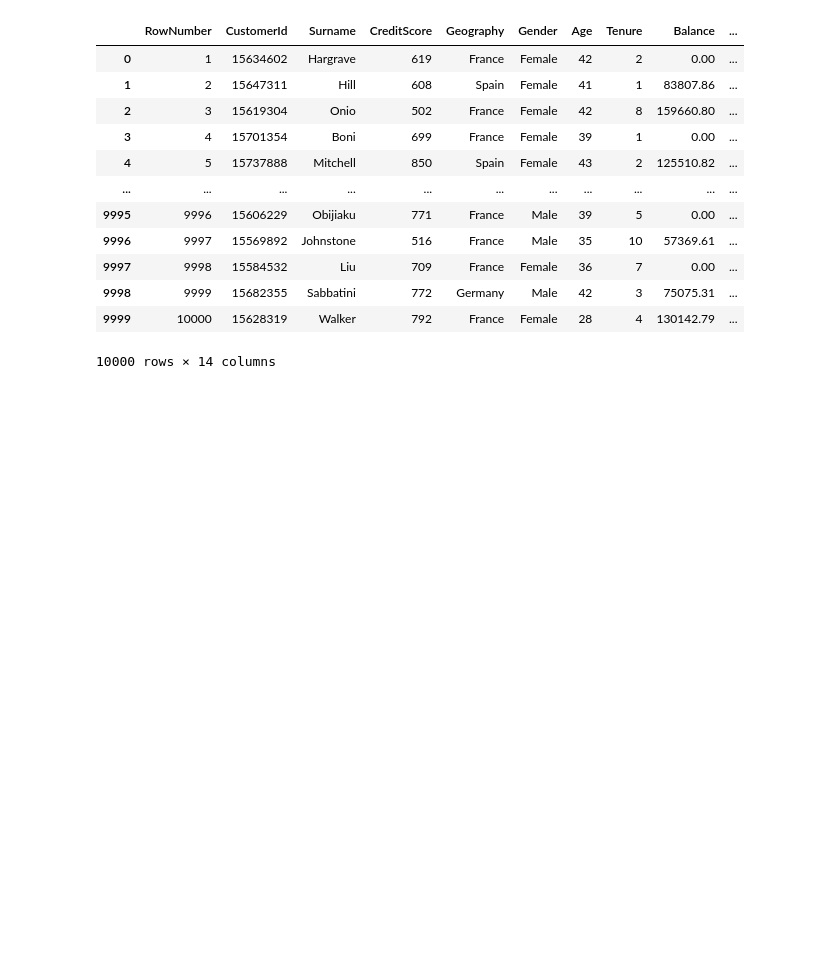
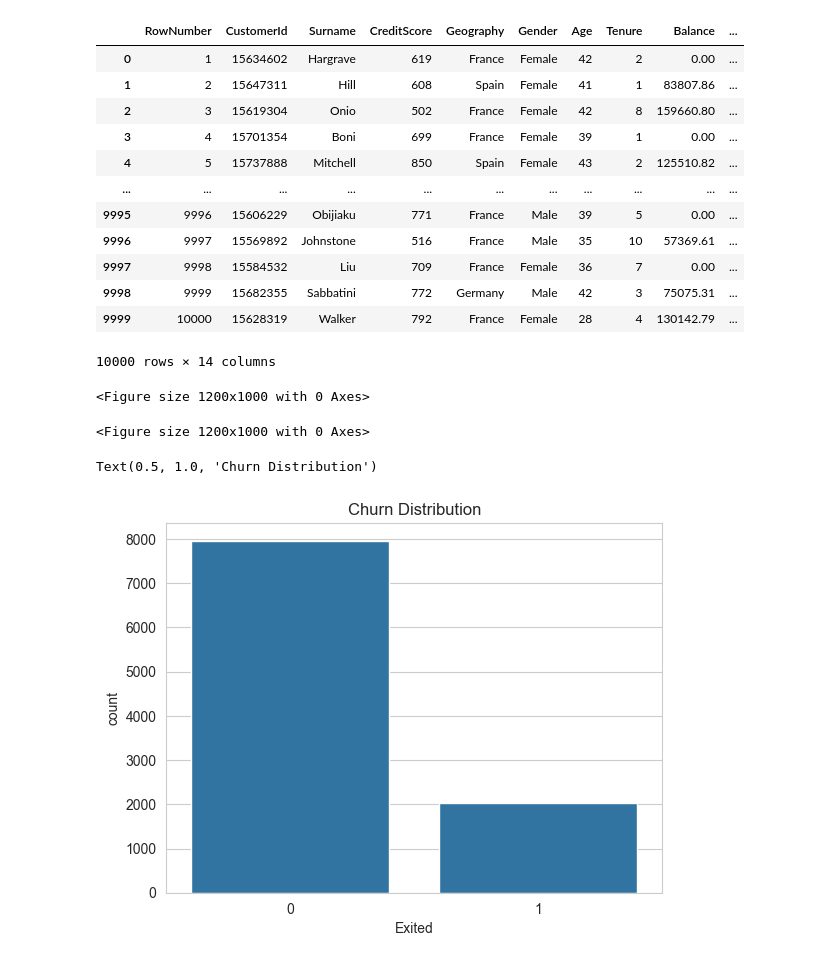
Before and after one commit to Paul-Clue/customer-churn2, a Jupyter notebook: churn.ipynb, the cells around one changed output. Drawn from its saved outputs; the diff is of its cells as text; code cells hidden in the pictures; blank space fills up the shorter version.

```diff
--- a/churn.ipynb
+++ b/churn.ipynb
@@ -28,3 +29,25 @@ df
 | 9998 | 9999 | 15682355 | Sabbatini | 772 | Germany | Male | 42 | 3 | 75075.31 | ... |
 | 9999 | 10000 | 15628319 | Walker | 792 | France | Female | 28 | 4 | 130142.79 | ... |
 10000 rows × 14 columns
+# %%
+
+# Get a summary of the data
+df.describe()
+
+# Set the style of the plots
+sns.set_style("whitegrid")
+# %%
+# Set the figure size
+# 12 is the width, 10 is the height
+sns.set_style("whitegrid")
+plt.figure(figsize=(12, 10))
+# %% [output]
+<Figure size 1200x1000 with 0 Axes>
+<Figure size 1200x1000 with 0 Axes>
+# %%
+# Plot the churn distribution
+sns.countplot(x="Exited", data=df)
+plt.title("Churn Distribution")
+# %% [output]
+Text(0.5, 1.0, 'Churn Distribution')
+[figure, added]
```
Also changed, not shown: parts of 16 cells of this notebook.
